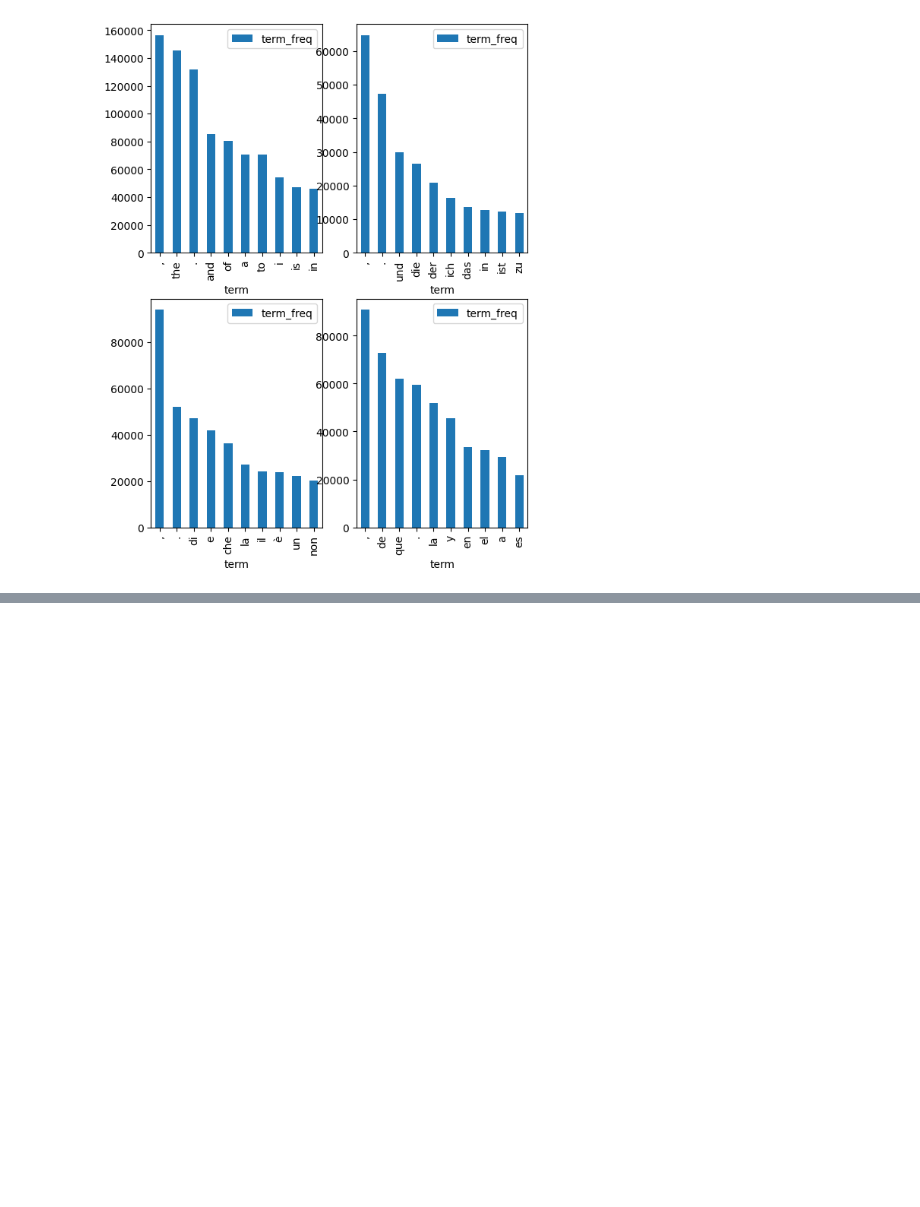
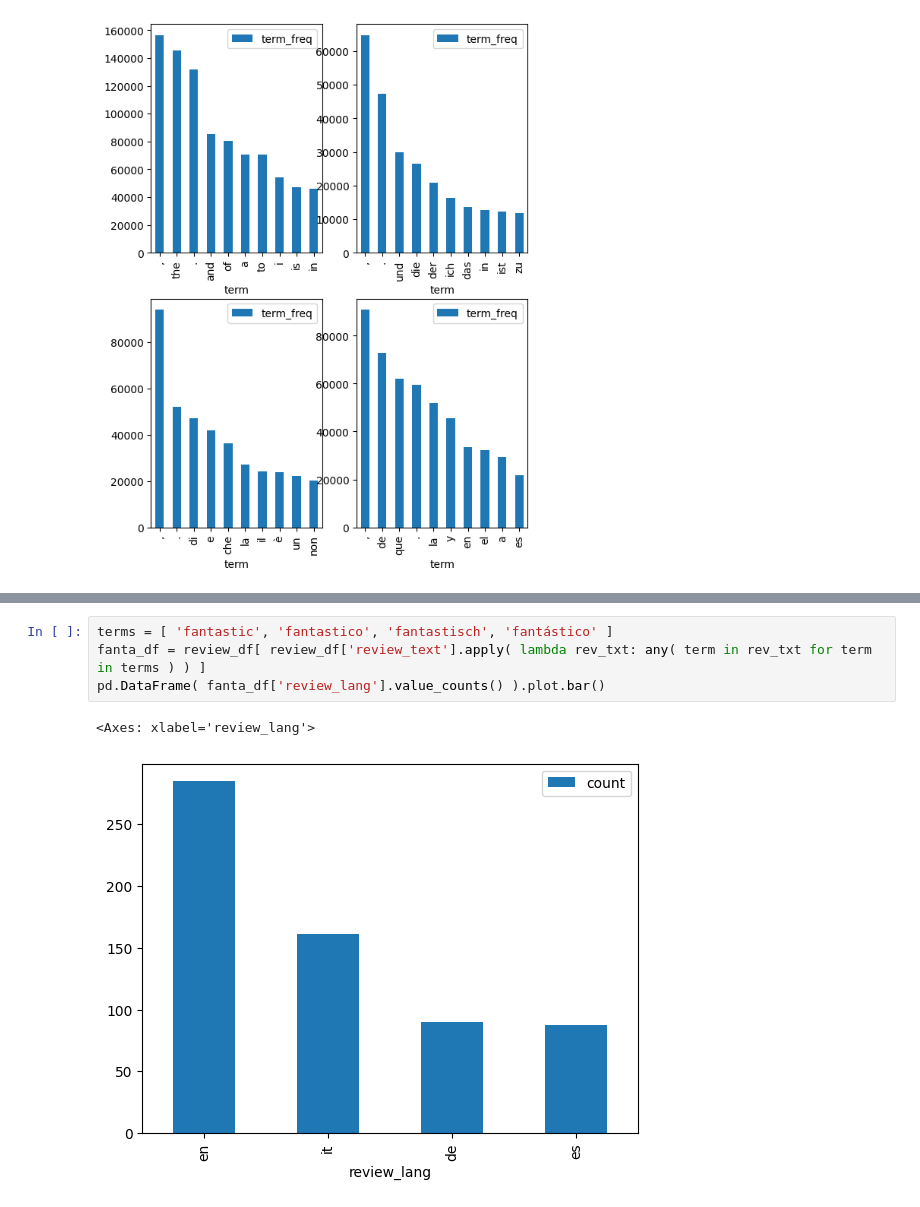
Before and after one commit to impact-and-fiction/workshop-multilingual-reviews-2025, a Jupyter notebook: scripts/step-1-word_frequencies.ipynb, the cells around one changed output, grey strips where cells are left out. Cells and saved outputs as stored; diff of their text form; blank space fills up the shorter version.

```diff
--- a/scripts/step-1-word_frequencies.ipynb
+++ b/scripts/step-1-word_frequencies.ipynb
@@ -327,0 +340,7 @@ for idx, lang in enumerate( frequencies['languages'] ):
+# %%
+terms = [ 'fantastic', 'fantastico', 'fantastisch', 'fantástico' ]
+fanta_df = review_df[ review_df['review_text'].apply( lambda rev_txt: any( term in rev_txt for term in terms ) ) ]
+pd.DataFrame( fanta_df['review_lang'].value_counts() ).plot.bar()
+# %% [output]
+<Axes: xlabel='review_lang'>
+[figure, added]
```
Also changed, not shown: parts of 3 cells of this notebook.
